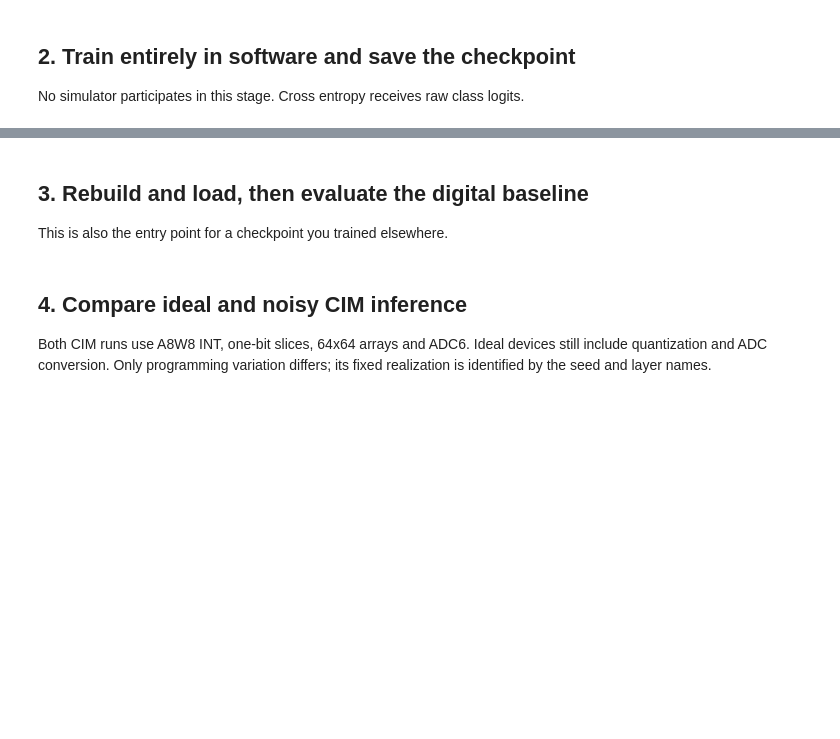
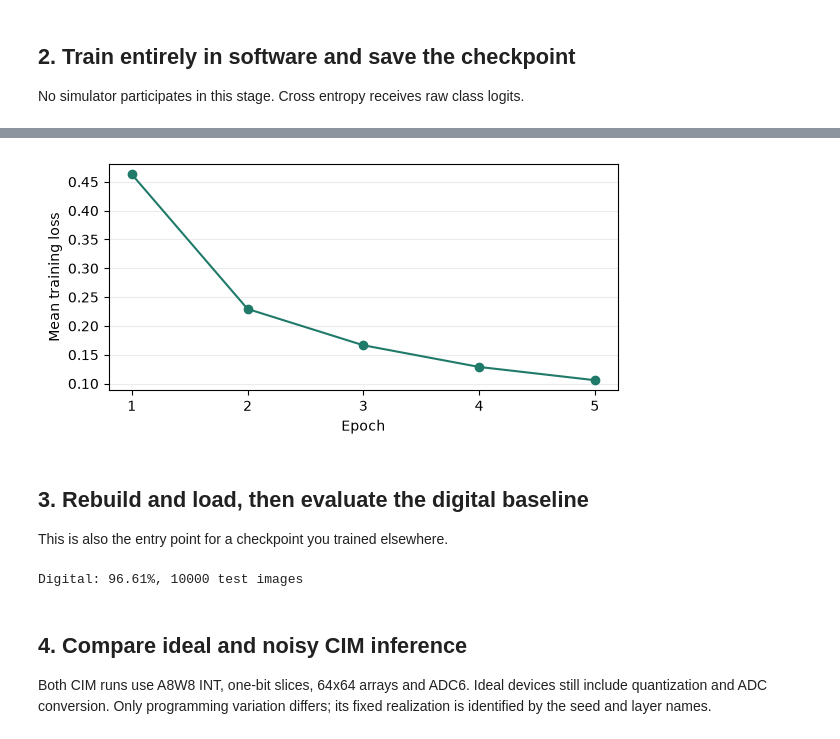
Before and after one commit to HUST-ISMD-Odyssey/MemFast, a Jupyter notebook: examples/notebooks/01_custom_model_mnist.ipynb, the cells around one changed output, grey strips where cells are left out. Drawn from its saved outputs; the diff is of its cells as text; code cells hidden in the pictures; blank space fills up the shorter version.

```diff
--- a/examples/notebooks/01_custom_model_mnist.ipynb
+++ b/examples/notebooks/01_custom_model_mnist.ipynb
@@ -5,6 +5,7 @@ Define a three-layer MLP, train it in PyTorch, save its original parameters, reb
 import os
 from pathlib import Path
 
+import matplotlib.pyplot as plt
 import torch
 from torch import nn
 from torch.utils.data import DataLoader
@@ -16,10 +17,19 @@ torch.manual_seed(135)
 torch.set_num_threads(4)
 device = torch.device("cuda:0" if torch.cuda.is_available() else "cpu")
 data_root = Path(os.environ.get("MEMFAST_MNIST_ROOT", "data"))
-output = Path("output/custom_mlp")
+output = Path(os.environ.get("MEMFAST_NOTEBOOK_OUTPUT", "output/custom_mlp"))
 output.mkdir(parents=True, exist_ok=True)
 checkpoint = output / "mnist.pt"
 hidden_sizes = (128, 64)
 epochs = 5
 batch_size = 128
+baseline = dict(
+    activation_bits=8,
+    weight_bits=8,
+    array_size=(64, 64),
+    input_slice=(1,) * 8,
+    weight_slice=(1,) * 8,
+)
 print("Device:", device)
+print("Epochs:", epochs, "batch size:", batch_size)
+print("CIM baseline:", baseline)
@@ -53,6 +76,7 @@ model
 No simulator participates in this stage. Cross entropy receives raw class logits.
 # %%
 optimizer = torch.optim.Adam(model.parameters(), lr=0.001)
+training_losses = []
 for epoch in range(epochs):
     model.train()
     loss_sum = 0.0
@@ -63,7 +87,8 @@ for epoch in range(epochs):
         loss.backward()
         optimizer.step()
         loss_sum += float(loss.detach()) * labels.numel()
-    print(f"Epoch {epoch + 1}: training loss {loss_sum / len(training):.4f}")
+    training_losses.append(loss_sum / len(training))
+    print(f"Epoch {epoch + 1}: training loss {training_losses[-1]:.4f}", flush=True)
 torch.save(
     {
         "state_dict": {k: v.detach().cpu() for k, v in model.state_dict().items()},
@@ -73,3 +98,10 @@ torch.save(
     checkpoint,
 )
 print("Saved:", checkpoint)
+fig, ax = plt.subplots(figsize=(6, 3))
+ax.plot(range(1, epochs + 1), training_losses, marker="o", color="#207a69")
+ax.set(xlabel="Epoch", ylabel="Mean training loss", xticks=range(1, epochs + 1))
+ax.grid(axis="y", alpha=0.25)
+fig.tight_layout()
+plt.show()
+# %% [output]
@@ -76,3 +114,4 @@ print("Saved:", checkpoint)
+[figure, added]
 # %% [markdown]
 ## 3. Rebuild and load, then evaluate the digital baseline
 This is also the entry point for a checkpoint you trained elsewhere.
@@ -92,11 +131,14 @@ def accuracy(network):
         assert torch.isfinite(logits).all()
         correct += int((logits.argmax(1).cpu() == labels).sum())
         count += labels.numel()
+    assert count == len(testing)
     return correct / count, count
 
 
 digital_accuracy, count = accuracy(restored)
 print(f"Digital: {digital_accuracy:.2%}, {count} test images")
+# %% [output]
+Digital: 96.61%, 10000 test images
 # %% [markdown]
 ## 4. Compare ideal and noisy CIM inference
 Both CIM runs use A8W8 INT, one-bit slices, 64x64 arrays and ADC6. Ideal devices still include quantization and ADC conversion. Only programming variation differs; its fixed realization is identified by the seed and layer names.
```
Also changed, not shown: parts of 4 cells of this notebook, 26 other files.
